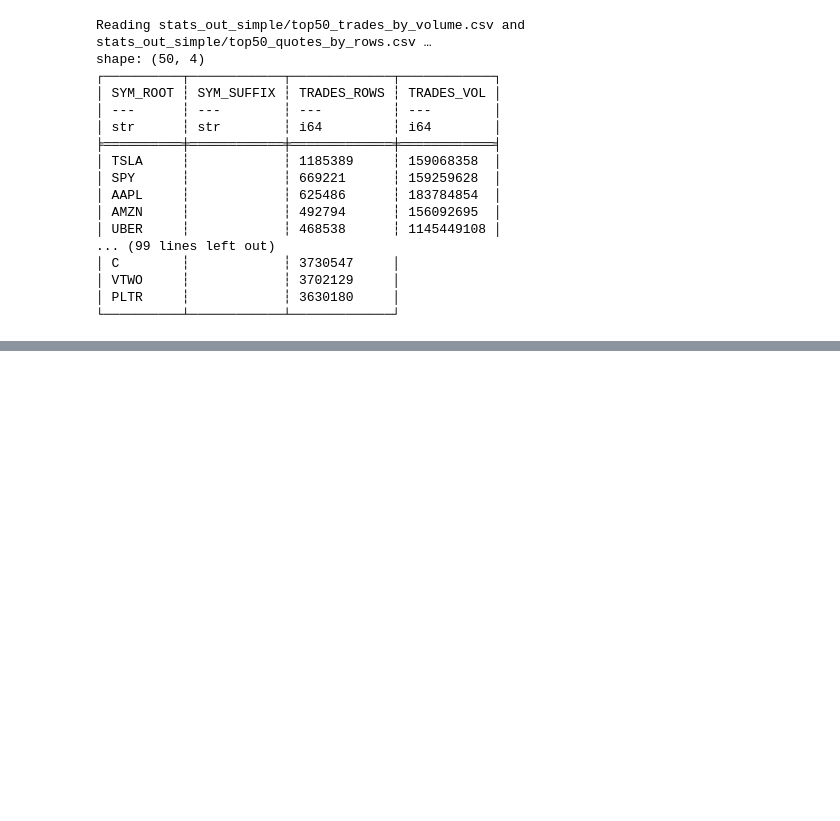
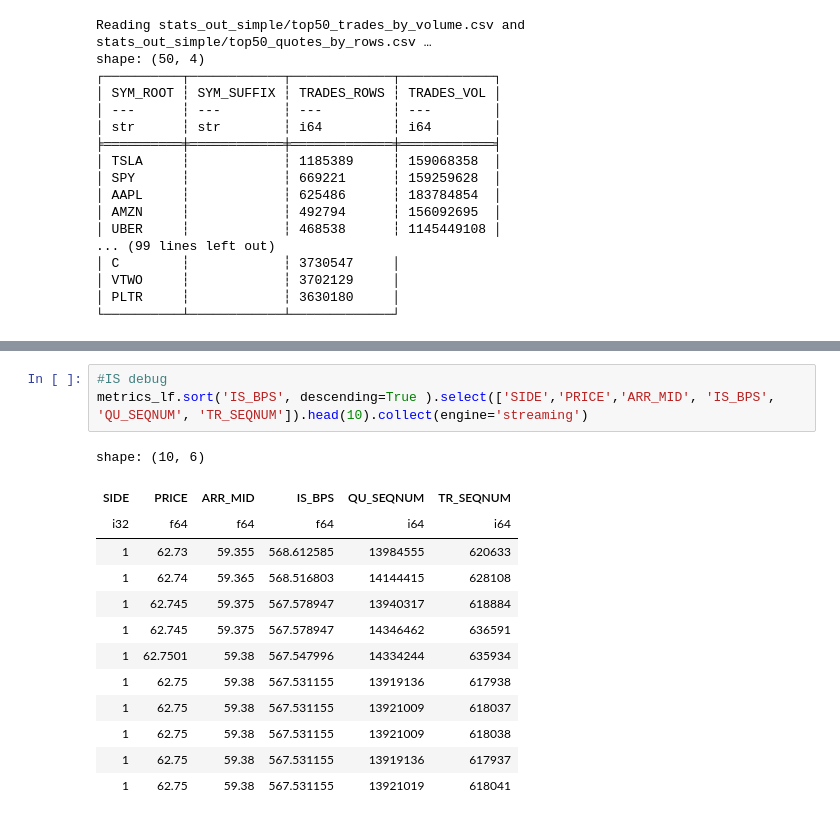
Before and after one commit to abhinavarorags/WithAmitG, a Jupyter notebook: TAQCode/exploration.ipynb, the cells around one changed output, grey strips where cells are left out. Drawn from its saved outputs; the diff is of its cells as text; blank space fills up the shorter version.

```diff
--- a/TAQCode/exploration.ipynb
+++ b/TAQCode/exploration.ipynb
@@ -400,0 +491,17 @@ shape: (3, 19)
+# %%
+#IS debug
+metrics_lf.sort('IS_BPS', descending=True ).select(['SIDE','PRICE','ARR_MID', 'IS_BPS', 'QU_SEQNUM', 'TR_SEQNUM']).head(10).collect(engine='streaming')
+# %% [output]
+shape: (10, 6)
+| SIDE | PRICE | ARR_MID | IS_BPS | QU_SEQNUM | TR_SEQNUM |
+| i32 | f64 | f64 | f64 | i64 | i64 |
+| 1 | 62.73 | 59.355 | 568.612585 | 13984555 | 620633 |
+| 1 | 62.74 | 59.365 | 568.516803 | 14144415 | 628108 |
+| 1 | 62.745 | 59.375 | 567.578947 | 13940317 | 618884 |
+| 1 | 62.745 | 59.375 | 567.578947 | 14346462 | 636591 |
+| 1 | 62.7501 | 59.38 | 567.547996 | 14334244 | 635934 |
+| 1 | 62.75 | 59.38 | 567.531155 | 13919136 | 617938 |
+| 1 | 62.75 | 59.38 | 567.531155 | 13921009 | 618037 |
+| 1 | 62.75 | 59.38 | 567.531155 | 13921009 | 618038 |
+| 1 | 62.75 | 59.38 | 567.531155 | 13919136 | 617937 |
+| 1 | 62.75 | 59.38 | 567.531155 | 13921019 | 618041 |
```
Also changed, not shown: parts of 24 cells of this notebook, 5 other files.
